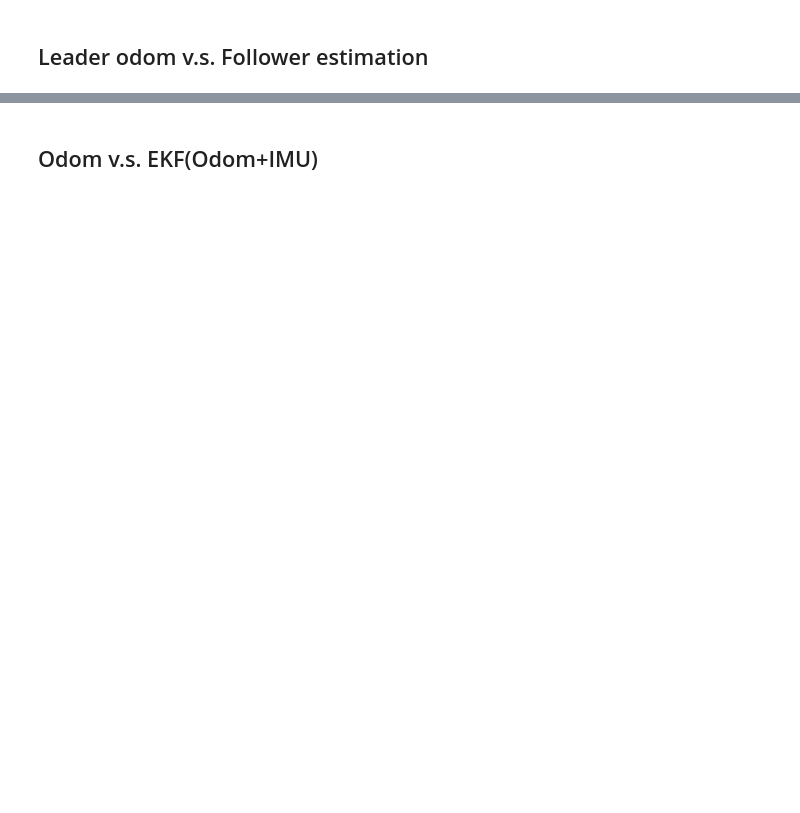
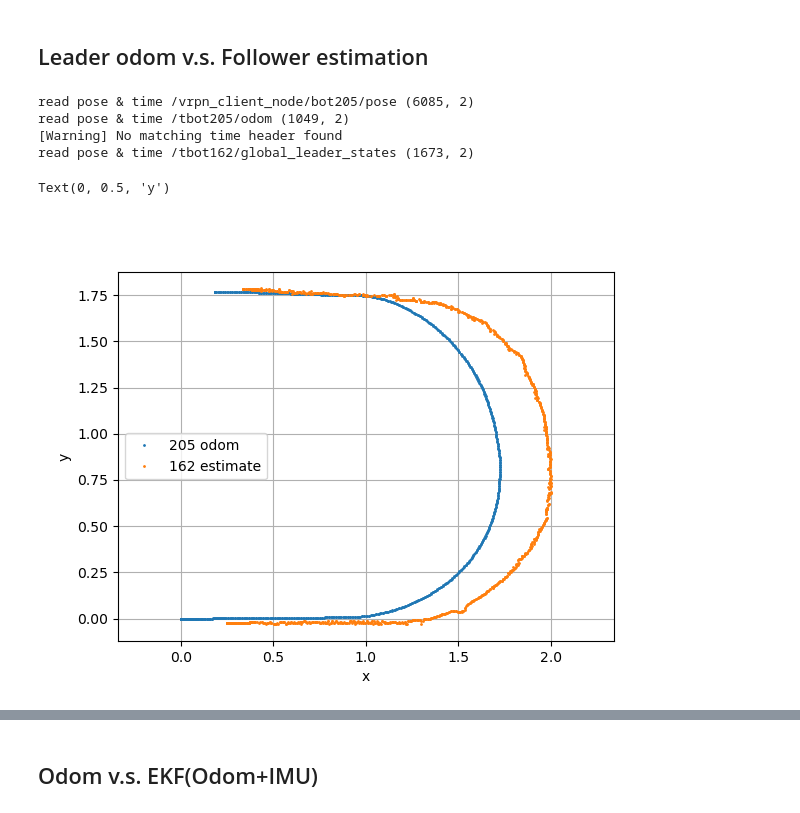
Before and after one commit to holyhenry/DSR_s_curve_tbot_test, a Jupyter notebook: plotting/scripts/system_test.ipynb, the cells around one changed output, grey strips where cells are left out. Saved outputs shown, nothing was run; the diff lists cells and outputs as text; code cells hidden in the pictures; blank space fills up the shorter version.

```diff
--- a/plotting/scripts/system_test.ipynb
+++ b/plotting/scripts/system_test.ipynb
@@ -84,2 +84,27 @@ read time /tbot162/tag_detections (1217,)
 # %% [markdown]
 ## Leader odom v.s. Follower estimation
+# %%
+_, pose_205_mocap = read_pose_from_bag(bag,
+                                    '/vrpn_client_node/bot205/pose',
+                                    'pose.position.x',
+                                    'pose.position.y')
+_, pose_205_odom = read_pose_from_bag(bag,
+                                    '/tbot205/odom',
+                                    'pose.pose.position.x',
+                                    'pose.pose.position.y')
+_, pose_162_estimate = read_pose_from_bag(bag,
+                                    '/tbot162/global_leader_states',
+                                    'x',
+                                    'y')
+plt.figure()
+# plt.plot(pose_205_mocap[:,0],pose_205_mocap[:,1], '.', markersize='1', label='205 mocap')
+plt.plot(pose_205_odom[:,0],pose_205_odom[:,1], '.', markersize='2', label='205 odom')
+plt.plot(pose_162_estimate[:,0],pose_162_estimate[:,1], '.', markersize='2', label='162 estimate')
+plt.legend(); plt.grid(); plt.axis('equal'); plt.xlabel('x'); plt.ylabel('y')
+# %% [output]
+read pose & time /vrpn_client_node/bot205/pose (6085, 2)
+read pose & time /tbot205/odom (1049, 2)
+[Warning] No matching time header found
+read pose & time /tbot162/global_leader_states (1673, 2)
+Text(0, 0.5, 'y')
+[figure, added]
```
Also changed, not shown: parts of 8 cells of this notebook, 2 other files.
